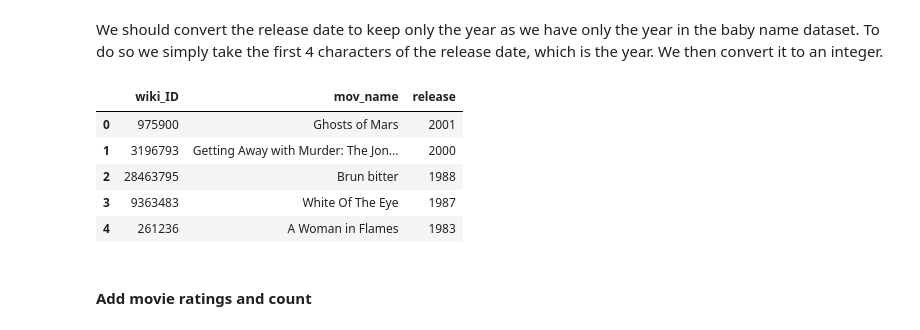
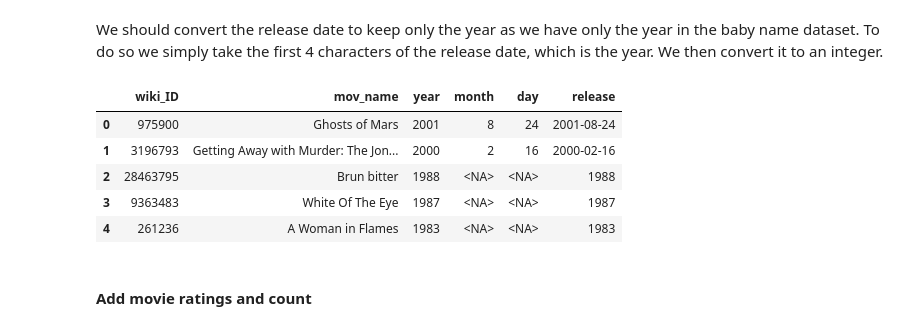
Before and after one commit to epfl-ada/ada-2023-project-abadakor, a Jupyter notebook: data/preprocessing.ipynb, the cells around one changed output. Saved outputs shown, nothing was run; the diff lists cells and outputs as text; code cells hidden in the pictures.

```diff
--- a/data/preprocessing.ipynb
+++ b/data/preprocessing.ipynb
@@ -206,6 +203,17 @@ We should convert the release date to keep only the year as we have only the yea
 # %%
 # Drop rows with NaN values in the release column
 movie_datetime_df = movie_df.dropna(subset=['release']).copy(deep=True)
+
+#get_month take the release date and extract the month if it is available, else it return NaN
+def get_month(release_date):
+    if len(str(release_date)) < 7:
+        release_month = np.nan
+    else:
+        release_month = str(release_date)[5:7]
+    return release_month
+
+#Month of release
+movie_datetime_df['release_month'] = movie_datetime_df['release'].apply(get_month)
 
 # Take only year
 movie_datetime_df['release'] = movie_datetime_df['release'].apply(lambda x: str(x)[:4]).astype(np.int64)
@@ -213,14 +221,28 @@ movie_datetime_df['release'] = movie_datetime_df['release'].apply(lambda x: str(
 # Remove outliers (years before 1800, there is one that is at 1010)
 movie_datetime_df = movie_datetime_df[movie_datetime_df['release'] >= 1800]
 
-movie_datetime_df[['wiki_ID', 'mov_name', 'release']].head()
+movie_datetime_df[['wiki_ID', 'mov_name', 'release','release_month']].head(100)
-# %% [output]
-|  | wiki_ID | mov_name | release |
-| 0 | 975900 | Ghosts of Mars | 2001 |
-| 1 | 3196793 | Getting Away with Murder: The Jon... | 2000 |
-| 2 | 28463795 | Brun bitter | 1988 |
-| 3 | 9363483 | White Of The Eye | 1987 |
-| 4 | 261236 | A Woman in Flames | 1983 |
+# %%
+# Drop rows with NaN values in the release column
+movie_datetime_df = movie_df.dropna(subset=['release']).copy(deep=True)
+
+# Separate year, month and date
+dates = movie_datetime_df.release
+movie_datetime_df['year'] = dates.apply(lambda x: x if x is np.NaN else int(str(x)[:4])).astype(pd.Int64Dtype())
+movie_datetime_df['month'] = dates.apply(lambda x: x if x is np.NaN else int(str(x)[5:7]) if len(x) > 4 else np.NaN).astype(pd.Int64Dtype())
+movie_datetime_df['day'] = dates.apply(lambda x: x if x is np.NaN else int(str(x)[8:]) if len(x) > 7 else np.NaN).astype(pd.Int64Dtype())
+
+# Remove outliers (years before 1800, there is one that is at 1010)
+movie_datetime_df = movie_datetime_df[movie_datetime_df['year'] >= 1800]
+
+movie_datetime_df[['wiki_ID', 'mov_name', 'year', 'month', 'day', 'release']].head()
+# %% [output]
+|  | wiki_ID | mov_name | year | month | day | release |
+| 0 | 975900 | Ghosts of Mars | 2001 | 8 | 24 | 2001-08-24 |
+| 1 | 3196793 | Getting Away with Murder: The Jon... | 2000 | 2 | 16 | 2000-02-16 |
+| 2 | 28463795 | Brun bitter | 1988 | <NA> | <NA> | 1988 |
+| 3 | 9363483 | White Of The Eye | 1987 | <NA> | <NA> | 1987 |
+| 4 | 261236 | A Woman in Flames | 1983 | <NA> | <NA> | 1983 |
 # %%
 # Reset the movie_df to the datetime version
 movie_df = movie_datetime_df.copy(deep=True)
```
Also changed, not shown: parts of 9 cells of this notebook, 1 other file.
